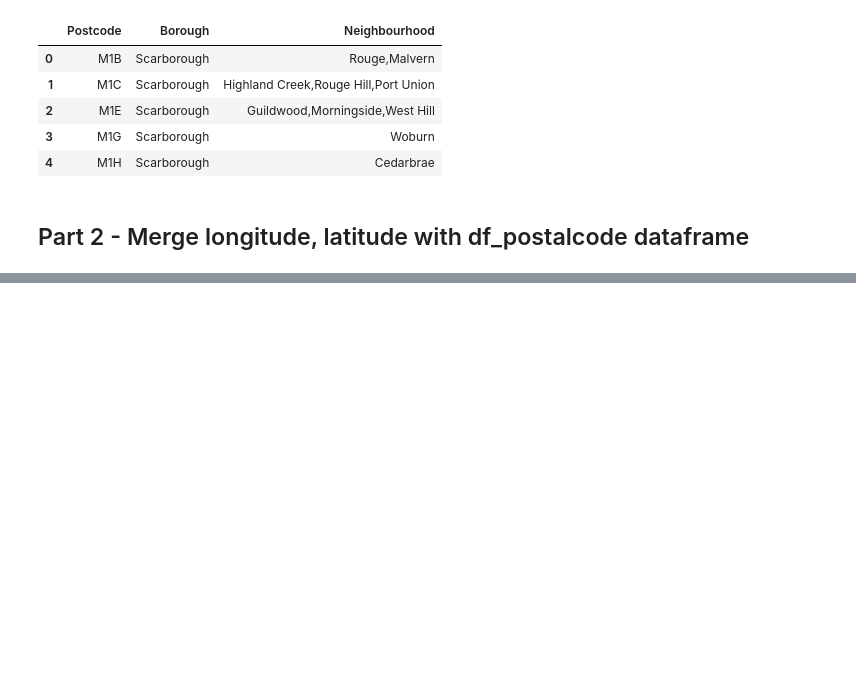
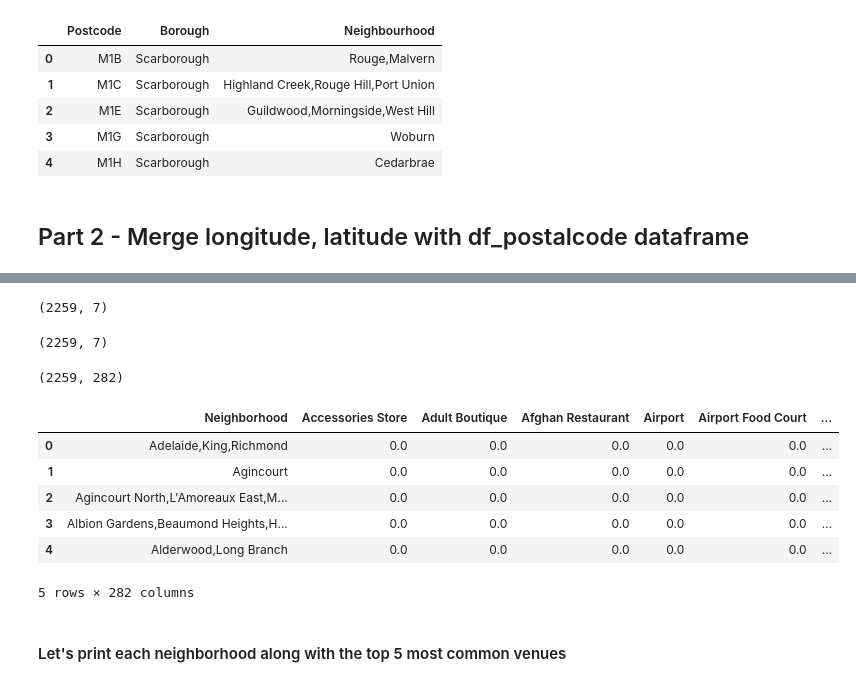
Before and after one commit to amitnjha/Coursera_Capstone, a Jupyter notebook: course8_week3_project.ipynb, the cells around one changed output, grey strips where cells are left out. Drawn from its saved outputs; the diff is of its cells as text; code cells hidden in the pictures; blank space fills up the shorter version.

```diff
--- a/course8_week3_project.ipynb
+++ b/course8_week3_project.ipynb
@@ -113,0 +164,2 @@ df_postalcode.head(100)
+# %%
+results = requests.get(url).json()
@@ -113,0 +178,16 @@ df_postalcode.head(100)
+# %%
+venues = results['response']['groups'][0]['items']
+
+nearby_venues = json_normalize(venues) # flatten JSON
+
+# filter columns
+filtered_columns = ['venue.name', 'venue.categories', 'venue.location.lat', 'venue.location.lng']
+nearby_venues =nearby_venues.loc[:, filtered_columns]
+
+# filter the category for each row
+nearby_venues['venue.categories'] = nearby_venues.apply(get_category_type, axis=1)
+
+# clean columns
+nearby_venues.columns = [col.split(".")[-1] for col in nearby_venues.columns]
+
+nearby_venues.head()
@@ -113,0 +246,5 @@ df_postalcode.head(100)
+# %%
+toronto_venues = getNearbyVenues(names=df_postalcode['Neighbourhood'],
+                                   latitudes=df_postalcode['Latitude'],
+                                   longitudes=df_postalcode['Longitude']
+                                  )
@@ -113,0 +269,37 @@ df_postalcode.head(100)
+# %%
+toronto_venues.shape
+# %% [output]
+(2259, 7)
+# %%
+toronto_venues.shape
+# %% [output]
+(2259, 7)
+# %%
+# one hot encoding
+toronto_onehot = pd.get_dummies(toronto_venues[['Venue Category']], prefix="", prefix_sep="")
+toronto_onehot.drop(['Neighborhood'], axis=1, inplace=True)
+# add neighborhood column back to dataframe
+toronto_onehot['Neighborhood'] = toronto_venues['Neighborhood']
+
+fixed_columns = [toronto_onehot.columns[-1]] + list(toronto_onehot.columns[:-1])
+toronto_onehot = toronto_onehot[fixed_columns]
+
+toronto_onehot = toronto_onehot[fixed_columns]
+
+toronto_onehot.shape
+# %% [output]
+(2259, 282)
+# %%
+toronto_grouped = toronto_onehot.groupby('Neighborhood').mean().reset_index()
+toronto_grouped
+toronto_grouped.head()
+# %% [output]
+|  | Neighborhood | Accessories Store | Adult Boutique | Afghan Restaurant | Airport | Airport Food Court | ... |
+| 0 | Adelaide,King,Richmond | 0.0 | 0.0 | 0.0 | 0.0 | 0.0 | ... |
+| 1 | Agincourt | 0.0 | 0.0 | 0.0 | 0.0 | 0.0 | ... |
+| 2 | Agincourt North,L'Amoreaux East,M... | 0.0 | 0.0 | 0.0 | 0.0 | 0.0 | ... |
+| 3 | Albion Gardens,Beaumond Heights,H... | 0.0 | 0.0 | 0.0 | 0.0 | 0.0 | ... |
+| 4 | Alderwood,Long Branch | 0.0 | 0.0 | 0.0 | 0.0 | 0.0 | ... |
+5 rows × 282 columns
+# %% [markdown]
+#### Let's print each neighborhood along with the top 5 most common venues
```
Also changed, not shown: parts of 27 cells of this notebook.
